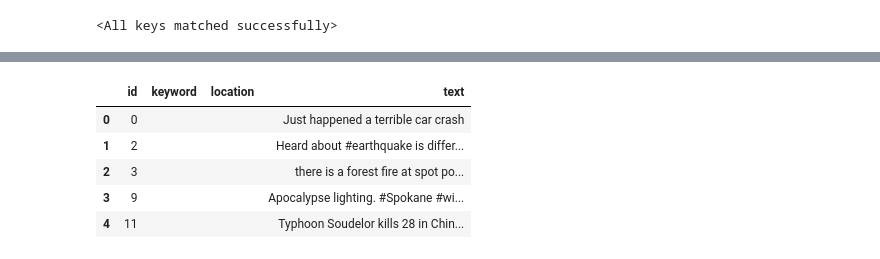
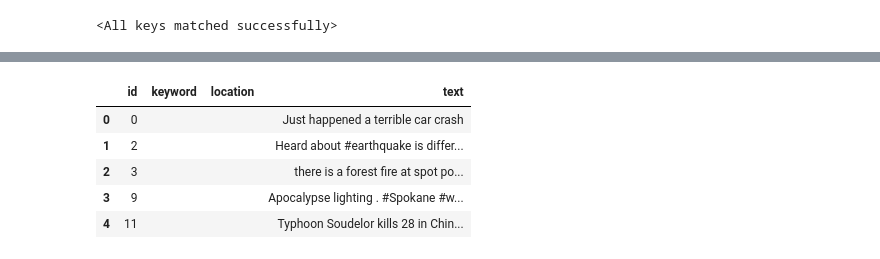
Before and after one commit to lorentzj/kaggle-disaster-tweets, a Jupyter notebook: train.ipynb, the cells around one changed output, grey strips where cells are left out. Drawn from its saved outputs; the diff is of its cells as text; code cells hidden in the pictures.

```diff
--- a/train.ipynb
+++ b/train.ipynb
@@ -260,12 +264,14 @@ roc_curve.savefig('results/roc_curve.svg')
 # %%
 kaggle_eval = pd.read_csv('data/test.csv')[['id', 'keyword', 'location', 'text']].fillna('')
+kaggle_eval.text = kaggle_eval.text.map(TweetNormalizer.normalizeTweet)
+
 kaggle_eval.head()
 # %% [output]
 |  | id | keyword | location | text |
 | 0 | 0 |  |  | Just happened a terrible car crash |
 | 1 | 2 |  |  | Heard about #earthquake is differ... |
 | 2 | 3 |  |  | there is a forest fire at spot po... |
-| 3 | 9 |  |  | Apocalypse lighting. #Spokane #wi... |
+| 3 | 9 |  |  | Apocalypse lighting . #Spokane #w... |
 | 4 | 11 |  |  | Typhoon Soudelor kills 28 in Chin... |
 # %%
 kaggle_keywords = tokenizer(kaggle_eval.keyword.tolist(),
```
Also changed, not shown: parts of 11 cells of this notebook, 5 other files.
